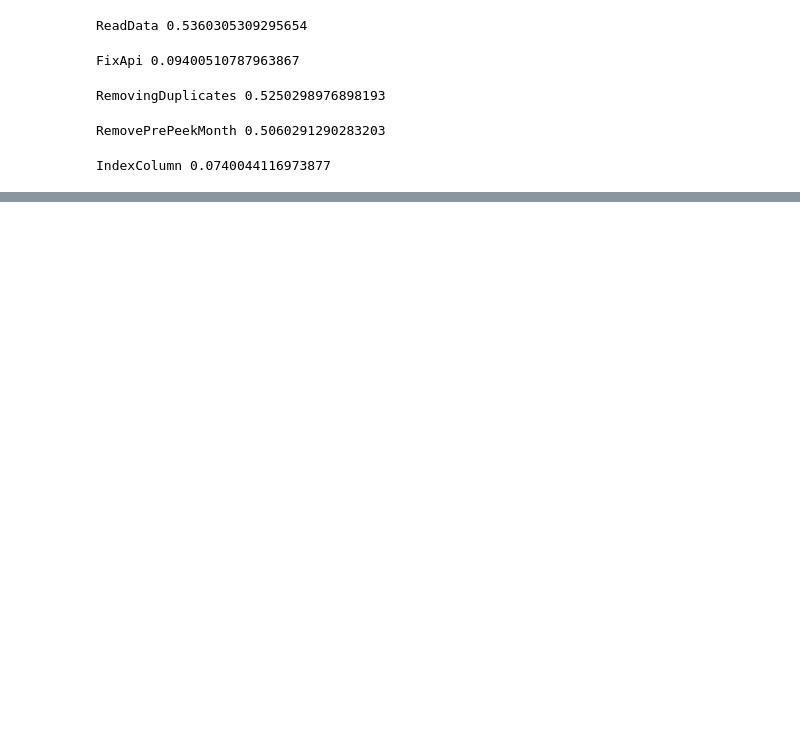
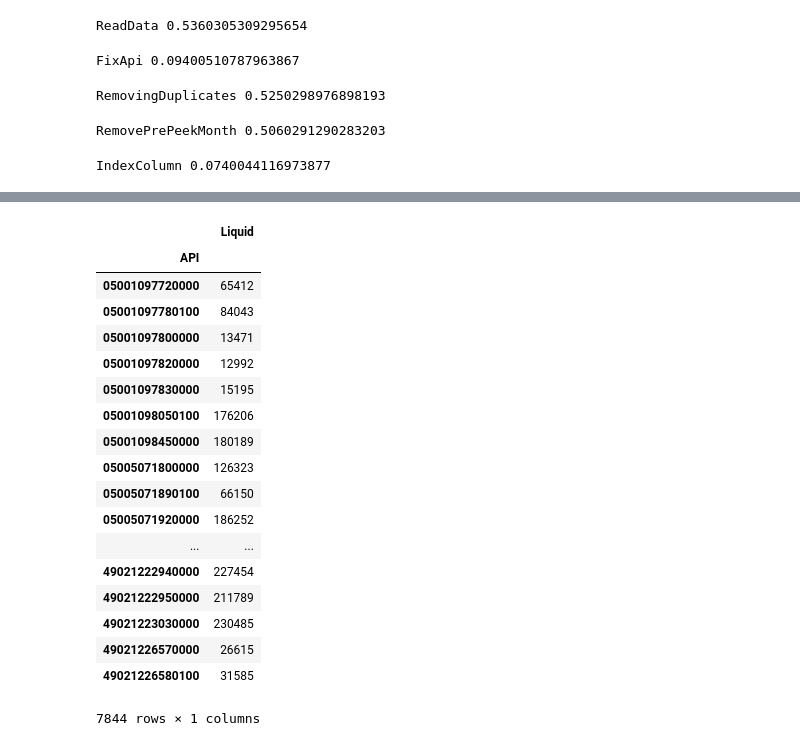
Before and after one commit to GehadAbdElhalim/Production-Forecasting, a Jupyter notebook: Milestone2.ipynb, the cells around one changed output, grey strips where cells are left out. Drawn from its saved outputs; the diff is of its cells as text; code cells hidden in the pictures; blank space fills up the shorter version.

```diff
--- a/Milestone2.ipynb
+++ b/Milestone2.ipynb
@@ -66,0 +88,25 @@ IndexColumn 0.0740044116973877
+# %%
+# Getting the training labels (3_yrs_cum_oil production)
+temp = production_data_train[production_data_train["Index"]<=36]
+y_train = temp.groupby("API").agg({'Liquid':'sum'})
+y_train
+# %% [output]
+|  | Liquid |
+| API |  |
+| 05001097720000 | 65412 |
+| 05001097780100 | 84043 |
+| 05001097800000 | 13471 |
+| 05001097820000 | 12992 |
+| 05001097830000 | 15195 |
+| 05001098050100 | 176206 |
+| 05001098450000 | 180189 |
+| 05005071800000 | 126323 |
+| 05005071890100 | 66150 |
+| 05005071920000 | 186252 |
+| ... | ... |
+| 49021222940000 | 227454 |
+| 49021222950000 | 211789 |
+| 49021223030000 | 230485 |
+| 49021226570000 | 26615 |
+| 49021226580100 | 31585 |
+7844 rows × 1 columns
```
Also changed, not shown: parts of 7 cells of this notebook.
